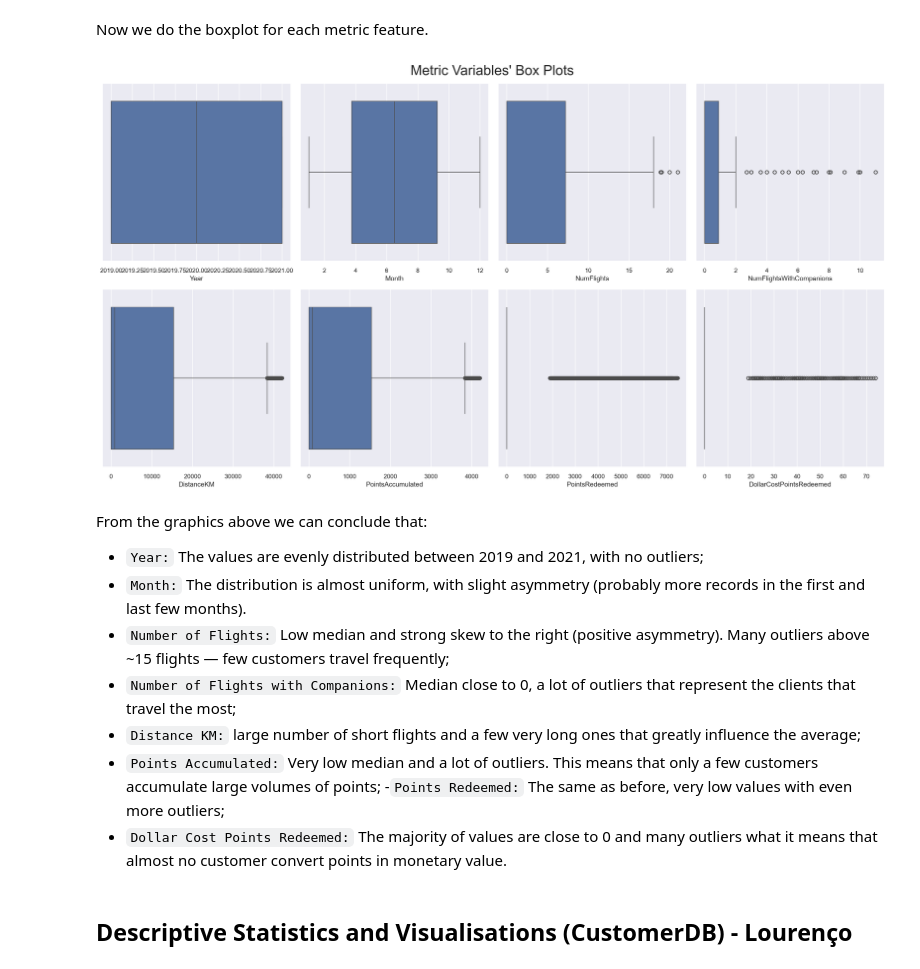
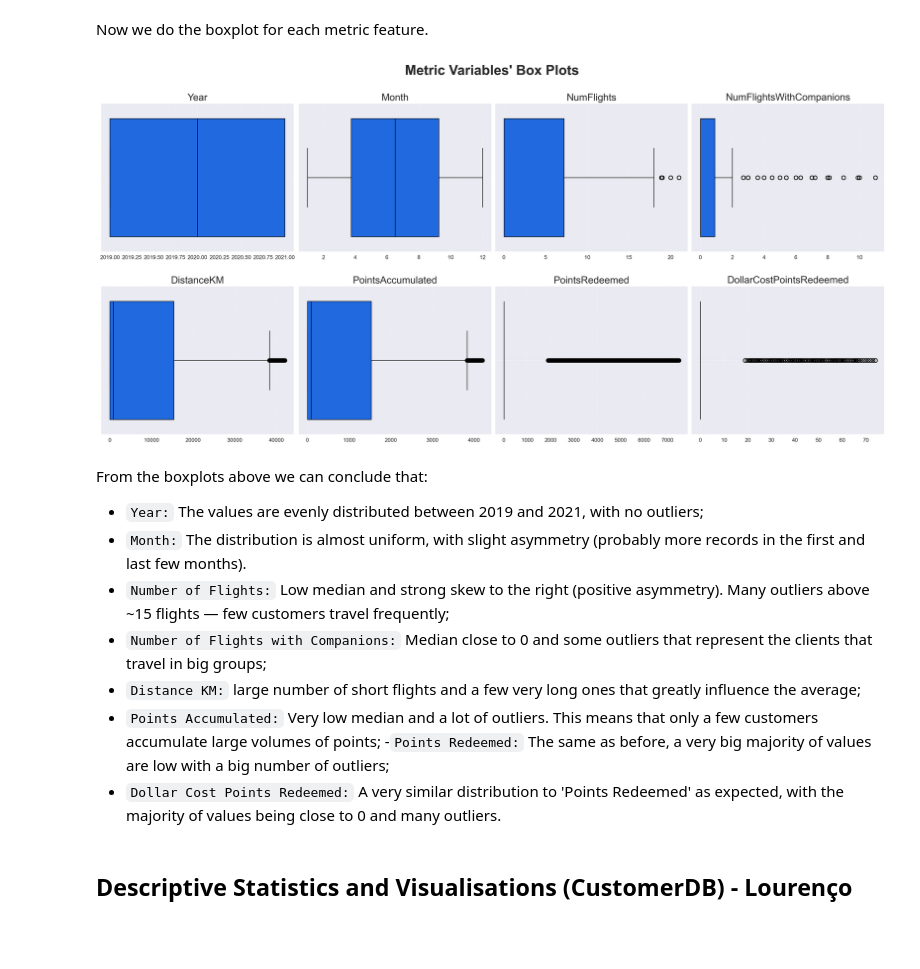
Before and after one commit to lourenco500/Data-Mining-Project, a Jupyter notebook: Deliverable_1 Lourenço.ipynb, the cells around one changed output. Cells and saved outputs as stored; diff of their text form; code cells hidden in the pictures; blank space fills up the shorter version.

```diff
--- a/Deliverable_1 Lourenço.ipynb
+++ b/Deliverable_1 Lourenço.ipynb
@@ -167,50 +186,63 @@ From the histograms above we can see that:
 # %% [markdown]
 Now we do the boxplot for each metric feature.
 # %%
-## Define number of rows and columns
-sp_rows = 2
-sp_cols = ceil(len(metric_features_FDB) / sp_rows)
+# Prepare figure. Create individual axes where each histogram will be placed
+fig, axes = plt.subplots(sp_rows_FDB,
+                         sp_cols_FDB,
+                         figsize=(20, 10),
+                         constrained_layout=True) # Adjust automatically spacing between subplot and labels
 
-
-# Prepare figure. Create individual axes where each histogram will be placed
-fig, axes = plt.subplots(sp_rows,
-                         sp_cols,
-                         figsize=(20, 11),
-                         tight_layout=False
-                        )
+# Increase vertical space between rows
+fig.set_constrained_layout_pads(h_pad=.2)
 
 # Plot data
-# Iterate across axes objects and associate each histogram (hint: use the ax.hist() instead of plt.hist()):
-for ax, feat in zip(axes.flatten(), metric_features_FDB): # Notice the zip() function and flatten() method
-    sns.boxplot(x=flightsDB[feat], ax=ax)
+# Iterate across axes objects and associate each box plot:
+for ax, feat in zip(axes.flatten(), metric_features_FDB):
+    sns.boxplot(x=flightsDB[feat], ax=ax,
+                # Set inside color to blue
+                color="#0062FF",
+                # Set line colors to black
+                boxprops=dict(edgecolor="black"),
+                whiskerprops=dict(color="black"),
+                capprops=dict(color="black"),
+                medianprops=dict(color="black"),
+                flierprops=dict(markeredgecolor="black"))
+
+    # Put grid with low opacity and dashed line so it's visible, but not distracting
+    ax.grid(True, linestyle="--", alpha=0.4)
+
+    # Put title of each graph with bigger font
+    ax.set_title(feat, fontsize=18)
+
+    # Hide x label since we already have the boxlplot title at the top
+    ax.set_xlabel("")
 
 # Layout
 # Add title and make it bigger
-plt.suptitle("Metric Variables' Box Plots", fontsize = 25)
+plt.suptitle("Metric Variables' Box Plots",
+             fontsize = 25, fontweight="bold")
 
+# Create the folder '../figures/eda' if it doesn't already exist
+os.makedirs(os.path.join('..', 'figures', 'eda'), exist_ok=True)
 
-if not os.path.exists(os.path.join('..', 'figures', 'eda')):
-    # if the eda directory is not present then create it first
-    os.makedirs(os.path.join('..', 'figures', 'eda'))
-
-
+# Save figure to a png file in the folder created before
 plt.savefig(os.path.join('..', 'figures', 'eda', 'numeric_variables_boxplots.png'), dpi=200)
 
-
+# Show plot
 plt.show()
 # %% [output]
-[figure, old version]
+[figure, new version]
 # %% [markdown]
-From the graphics above we can conclude that:
+From the boxplots above we can conclude that:
 
 - `Year:` The values are evenly distributed between 2019 and 2021, with no outliers;
 - `Month:` The distribution is almost uniform, with slight asymmetry (probably more records in the first and last few months).
 - `Number of Flights:` Low median and strong skew to the right (positive asymmetry). Many outliers above ~15 flights — few customers travel frequently;
-- `Number of Flights with Companions:` Median close to 0, a lot of outliers that represent the clients that travel the most;
+- `Number of Flights with Companions:` Median close to 0 and some outliers that represent the clients that travel in big groups;
 - `Distance KM:` large number of short flights and a few very long ones that greatly influence the average;
 - `Points Accumulated:` Very low median and a lot of outliers. This means that only a few customers accumulate large volumes of points;
--`Points Redeemed:` The same as before, very low values with even more outliers;
-- `Dollar Cost Points Redeemed:` The majority of values are close to 0 and many outliers what it means that almost no customer convert points in monetary value.
+-`Points Redeemed:` The same as before, a very big majority of values are low with a big number of outliers;
+- `Dollar Cost Points Redeemed:` A very similar distribution to 'Points Redeemed' as expected, with the majority of values being close to 0 and many outliers.
 # %% [markdown]
 ## Descriptive Statistics and Visualisations (CustomerDB) - Lourenço
 # %% [markdown]
```
Also changed, not shown: parts of 13 cells of this notebook.
